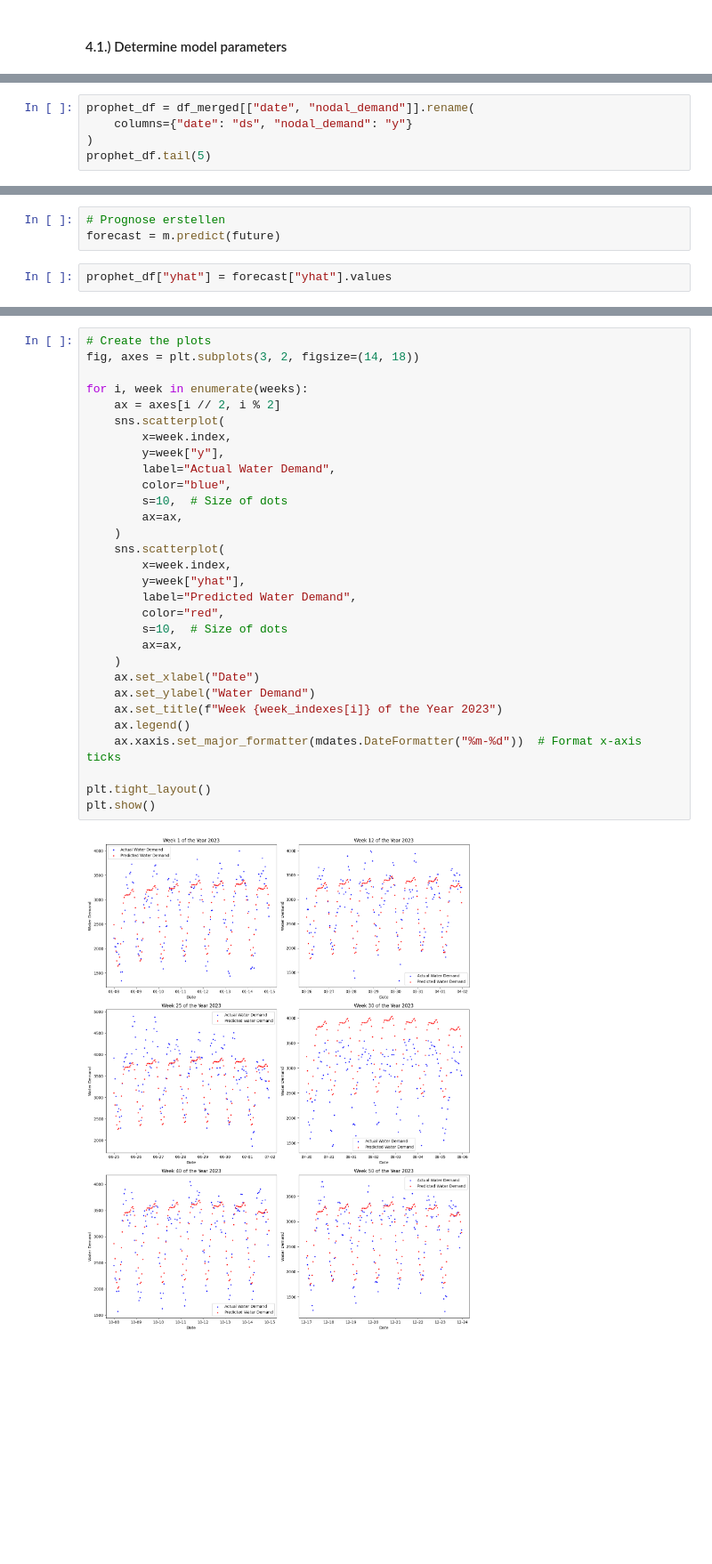
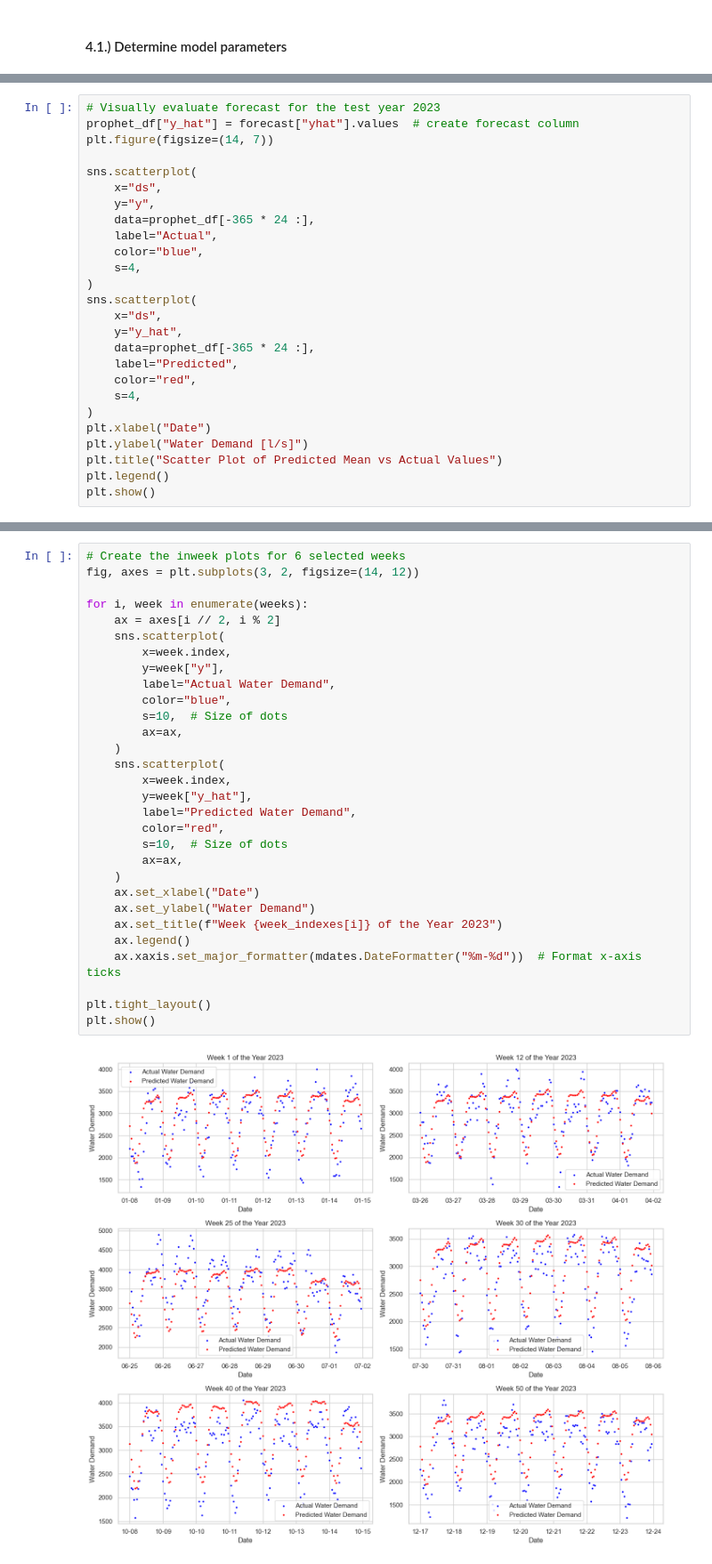
Before and after one commit to DavidArtukovic/Projektarbeit_Artukovic, a Jupyter notebook: src/hourly_water_consumption.ipynb, the cells around one changed output, grey strips where cells are left out. Shown at 89% size. Cells and saved outputs as stored; diff of their text form; blank space fills up the shorter version.

Commit message:
modified prophet model

```diff
--- a/src/hourly_water_consumption.ipynb
+++ b/src/hourly_water_consumption.ipynb
@@ -786,5 +1098,0 @@ plt.show()
-# %%
-prophet_df = df_merged[["date", "nodal_demand"]].rename(
-    columns={"date": "ds", "nodal_demand": "y"}
-)
-prophet_df.tail(5)
@@ -823,5 +1099,26 @@ future = m.make_future_dataframe(periods=365 * 24, freq="H")
-# %%
-# Prognose erstellen
-forecast = m.predict(future)
-# %%
-prophet_df["yhat"] = forecast["yhat"].values
+# %%
+# Visually evaluate forecast for the test year 2023
+prophet_df["y_hat"] = forecast["yhat"].values  # create forecast column
+plt.figure(figsize=(14, 7))
+
+sns.scatterplot(
+    x="ds",
+    y="y",
+    data=prophet_df[-365 * 24 :],
+    label="Actual",
+    color="blue",
+    s=4,
+)
+sns.scatterplot(
+    x="ds",
+    y="y_hat",
+    data=prophet_df[-365 * 24 :],
+    label="Predicted",
+    color="red",
+    s=4,
+)
+plt.xlabel("Date")
+plt.ylabel("Water Demand [l/s]")
+plt.title("Scatter Plot of Predicted Mean vs Actual Values")
+plt.legend()
+plt.show()
@@ -830,35 +1137,35 @@ prophet_df["yhat"] = forecast["yhat"].values
 week_indexes = [1, 12, 25, 30, 40, 50]
 weeks = [prophet_df[-365 * 24 :].iloc[i * 168 : (i + 1) * 168] for i in week_indexes]
 # %%
-# Create the plots
-fig, axes = plt.subplots(3, 2, figsize=(14, 18))
+# Create the inweek plots for 6 selected weeks
+fig, axes = plt.subplots(3, 2, figsize=(14, 12))
 
 for i, week in enumerate(weeks):
     ax = axes[i // 2, i % 2]
     sns.scatterplot(
         x=week.index,
         y=week["y"],
         label="Actual Water Demand",
         color="blue",
         s=10,  # Size of dots
         ax=ax,
     )
     sns.scatterplot(
         x=week.index,
-        y=week["yhat"],
+        y=week["y_hat"],
         label="Predicted Water Demand",
         color="red",
         s=10,  # Size of dots
         ax=ax,
     )
     ax.set_xlabel("Date")
     ax.set_ylabel("Water Demand")
     ax.set_title(f"Week {week_indexes[i]} of the Year 2023")
     ax.legend()
     ax.xaxis.set_major_formatter(mdates.DateFormatter("%m-%d"))  # Format x-axis ticks
 
 plt.tight_layout()
 plt.show()
 # %% [output]
-[figure, old version]
+[figure, new version]
 # %%
```
Also changed, not shown: parts of 58 cells of this notebook, 5 other files.
